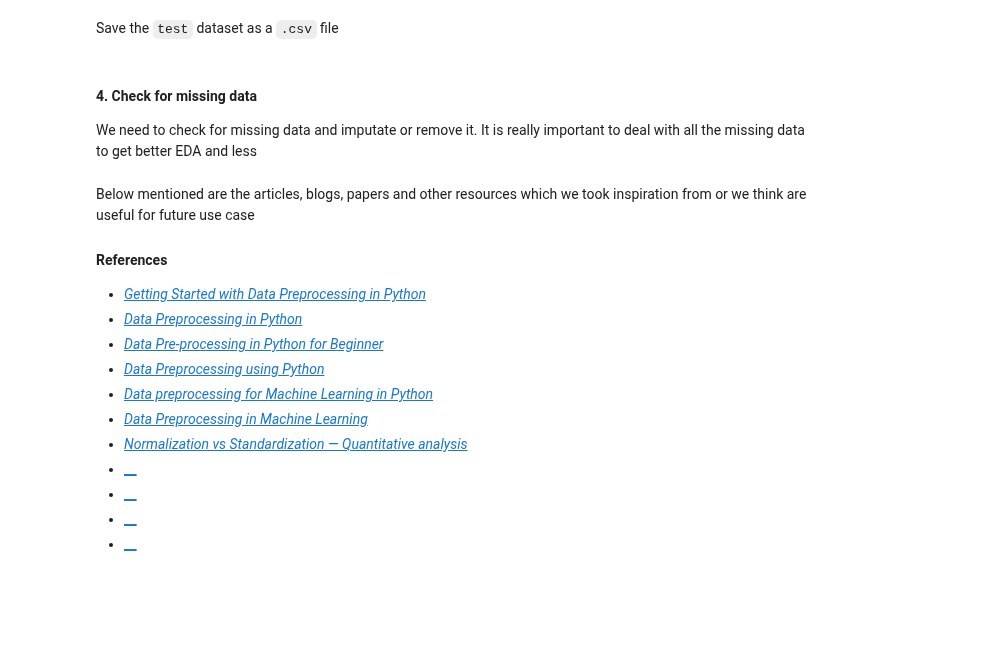
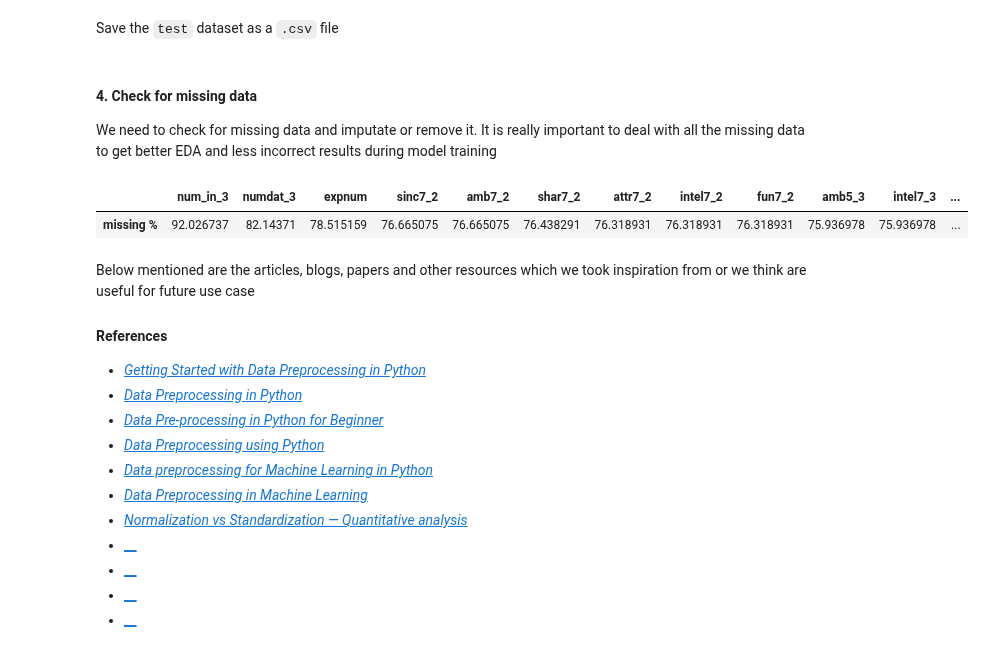
Before and after one commit to mohammadzainabbas/Speed-Dating-ML, a Jupyter notebook: src/notebooks/2_preprocessing.ipynb, the cells around one changed output. Saved outputs shown, nothing was run; the diff lists cells and outputs as text; code cells hidden in the pictures; blank space fills up the shorter version.

```diff
--- a/src/notebooks/2_preprocessing.ipynb
+++ b/src/notebooks/2_preprocessing.ipynb
@@ -240,9 +240,12 @@ dataframe_to_csv(test_df, test_file_path)
 # %% [markdown]
 #### 4. Check for missing data
 
-We need to check for missing data and imputate or remove it. It is really important to deal with all the missing data to get better EDA and less
+We need to check for missing data and imputate or remove it. It is really important to deal with all the missing data to get better EDA and less incorrect results during model training
 # %%
-((df.isna().sum()/len(df)) * 100).to_frame(name='missing %').sort_values(by=['missing %'], ascending=False)
+((df.isna().sum()/len(df)) * 100).to_frame(name='missing %').sort_values(by=['missing %'], ascending=False).T
+# %% [output]
+|  | num_in_3 | numdat_3 | expnum | sinc7_2 | amb7_2 | shar7_2 | attr7_2 | intel7_2 | fun7_2 | amb5_3 | intel7_3 | ... |
+| missing % | 92.026737 | 82.14371 | 78.515159 | 76.665075 | 76.665075 | 76.438291 | 76.318931 | 76.318931 | 76.318931 | 75.936978 | 75.936978 | ... |
 # %% [markdown]
 Below mentioned are the articles, blogs, papers and other resources which we took inspiration from or we think are useful for future use case
 
```
